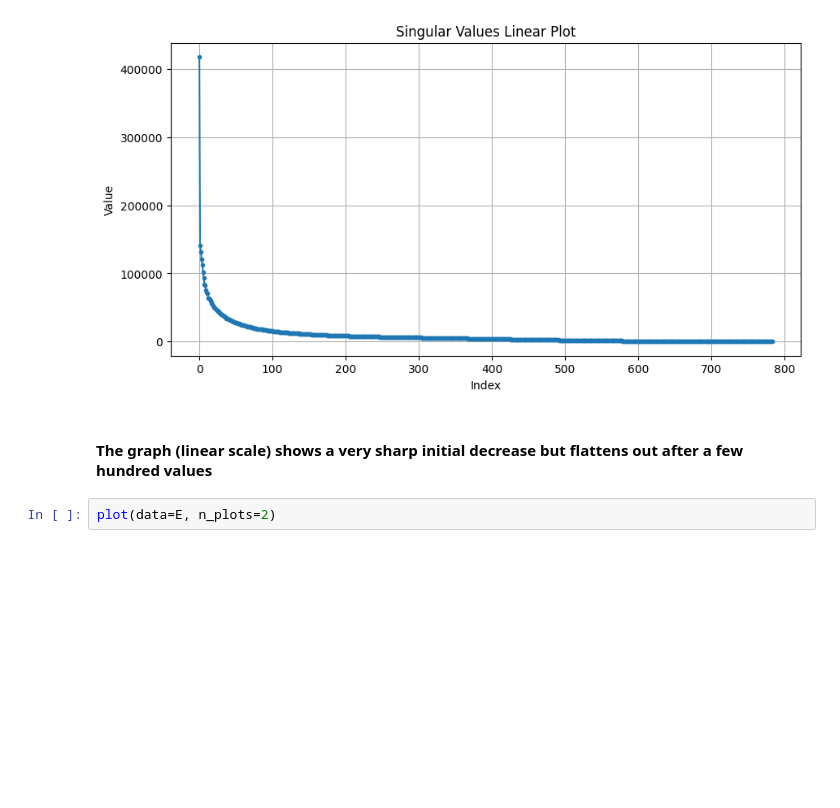
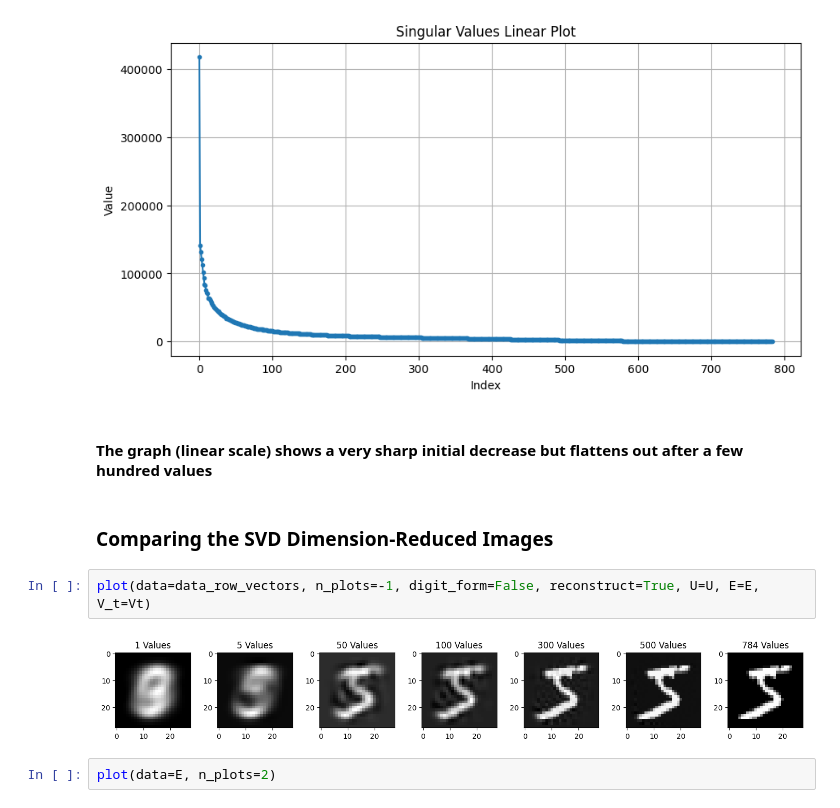
Before and after one commit to jlpercy/DimensionReductionMNIST, a Jupyter notebook: SVD.ipynb, the cells around one changed output. Saved outputs shown, nothing was run; the diff lists cells and outputs as text; blank space fills up the shorter version.

```diff
--- a/SVD.ipynb
+++ b/SVD.ipynb
@@ -92,6 +110,12 @@ plot(data=E, n_plots=1)
 [figure]
 # %% [markdown]
 #### The graph (linear scale) shows a very sharp initial decrease but flattens out after a few hundred values
+# %% [markdown]
+### __Comparing the SVD Dimension-Reduced Images__
+# %%
+plot(data=data_row_vectors, n_plots=-1, digit_form=False, reconstruct=True, U=U, E=E, V_t=Vt)
+# %% [output]
+[figure, added]
 # %%
 plot(data=E, n_plots=2)
 # %% [output]
```
Also changed, not shown: parts of 13 cells of this notebook.
